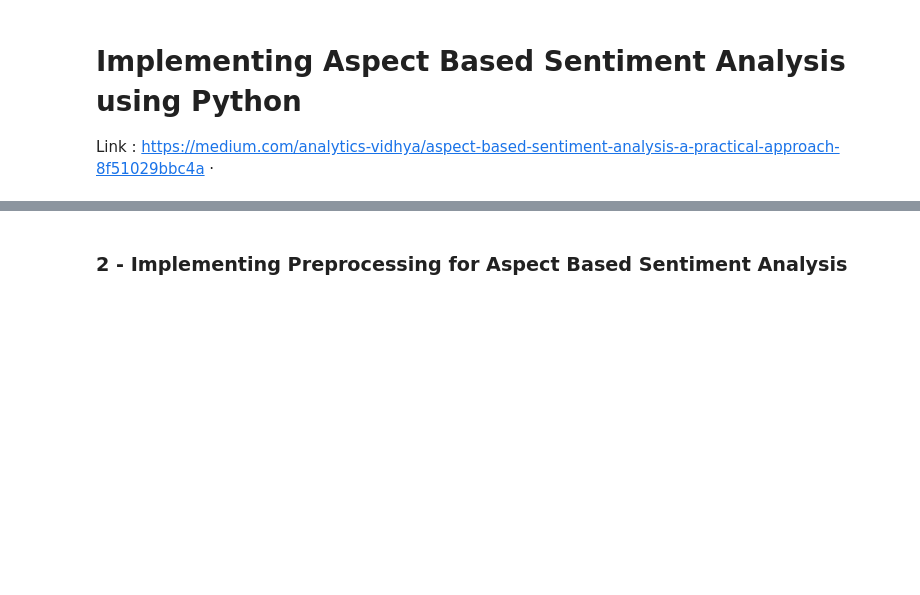
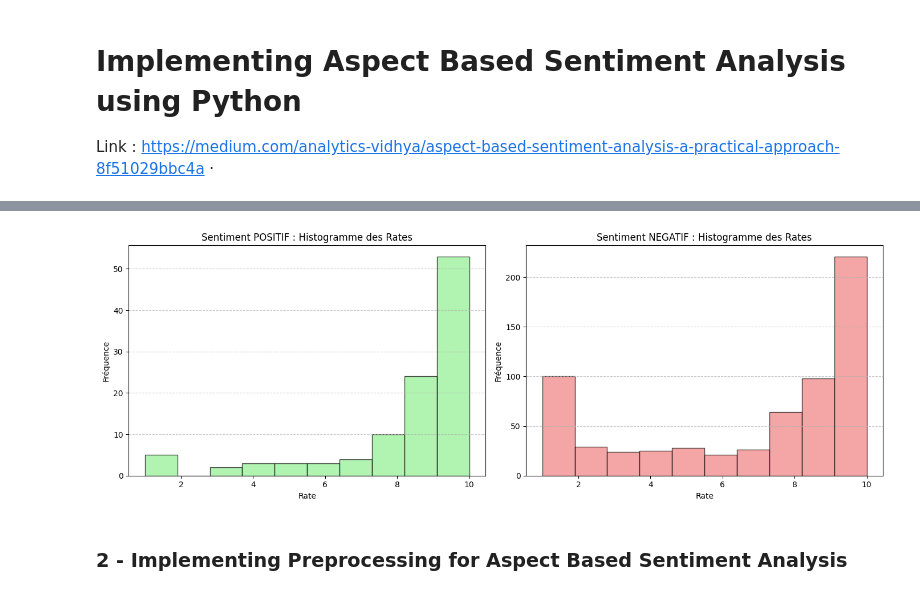
Before and after one commit to lolavtrc/quinten_healthcare, a Jupyter notebook: Aspect Based Sentiment Analysis.ipynb, the cells around one changed output, grey strips where cells are left out. Cells and saved outputs as stored; diff of their text form; code cells hidden in the pictures; blank space fills up the shorter version.

```diff
--- a/Aspect Based Sentiment Analysis.ipynb
+++ b/Aspect Based Sentiment Analysis.ipynb
@@ -129,3 +237,26 @@ df.head()
+# %%
+fig, axes = plt.subplots(1, 2, figsize=(14, 5))
+
+# Sous-graphique pour sentiment POSITIF
+positive_df = df[df['sentiment'] == 'POSITIVE']
+axes[0].hist(positive_df['rate'], bins=10, color='lightgreen', edgecolor='black', alpha=0.7)
+axes[0].set_title('Sentiment POSITIF : Histogramme des Rates')
+axes[0].set_xlabel('Rate')
+axes[0].set_ylabel('Fréquence')
+axes[0].grid(axis='y', linestyle='--', alpha=0.7)
+
+# Sous-graphique pour sentiment NEGATIF
+negative_df = df[df['sentiment'] == 'NEGATIVE']
+axes[1].hist(negative_df['rate'], bins=10, color='lightcoral', edgecolor='black', alpha=0.7)
+axes[1].set_title('Sentiment NEGATIF : Histogramme des Rates')
+axes[1].set_xlabel('Rate')
+axes[1].set_ylabel('Fréquence')
+axes[1].grid(axis='y', linestyle='--', alpha=0.7)
+
+plt.tight_layout()
+plt.show()
+# %% [output]
+[figure, added]
 # %% [markdown]
 ### 2 - Implementing Preprocessing for Aspect Based Sentiment Analysis
 # %%
```
Also changed, not shown: parts of 18 cells of this notebook, 1 other file.
